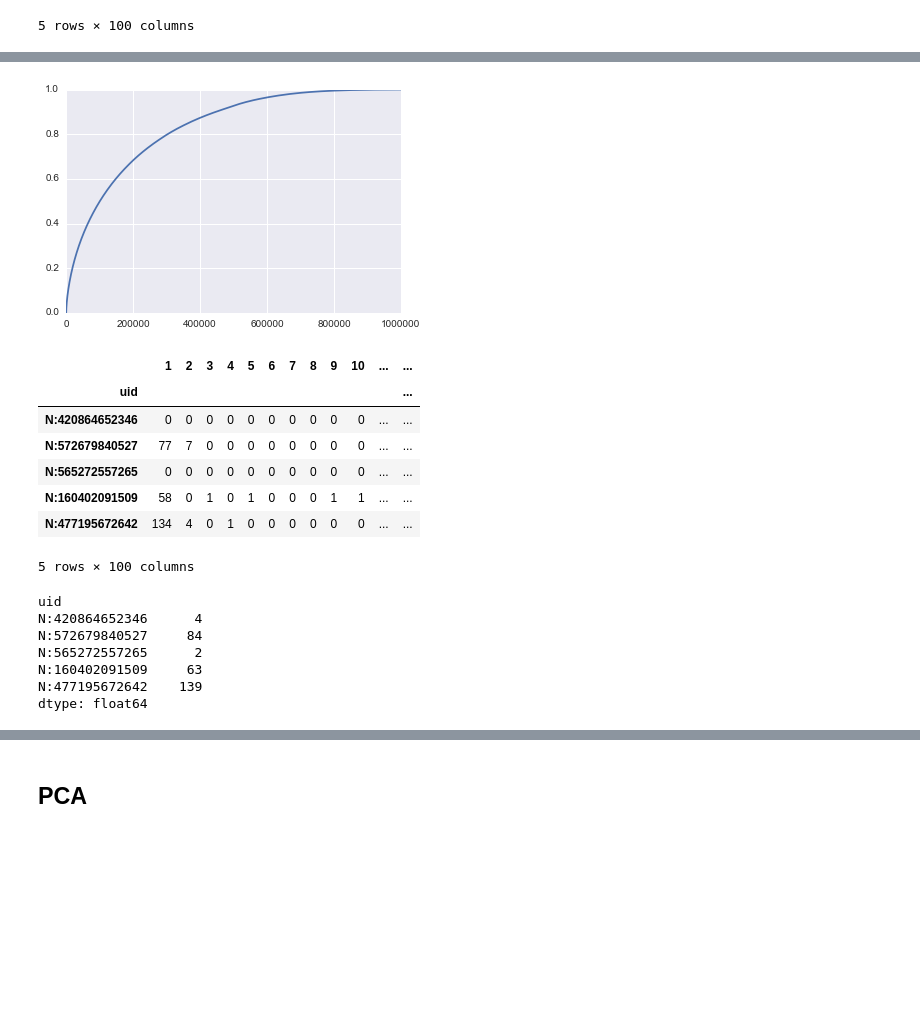
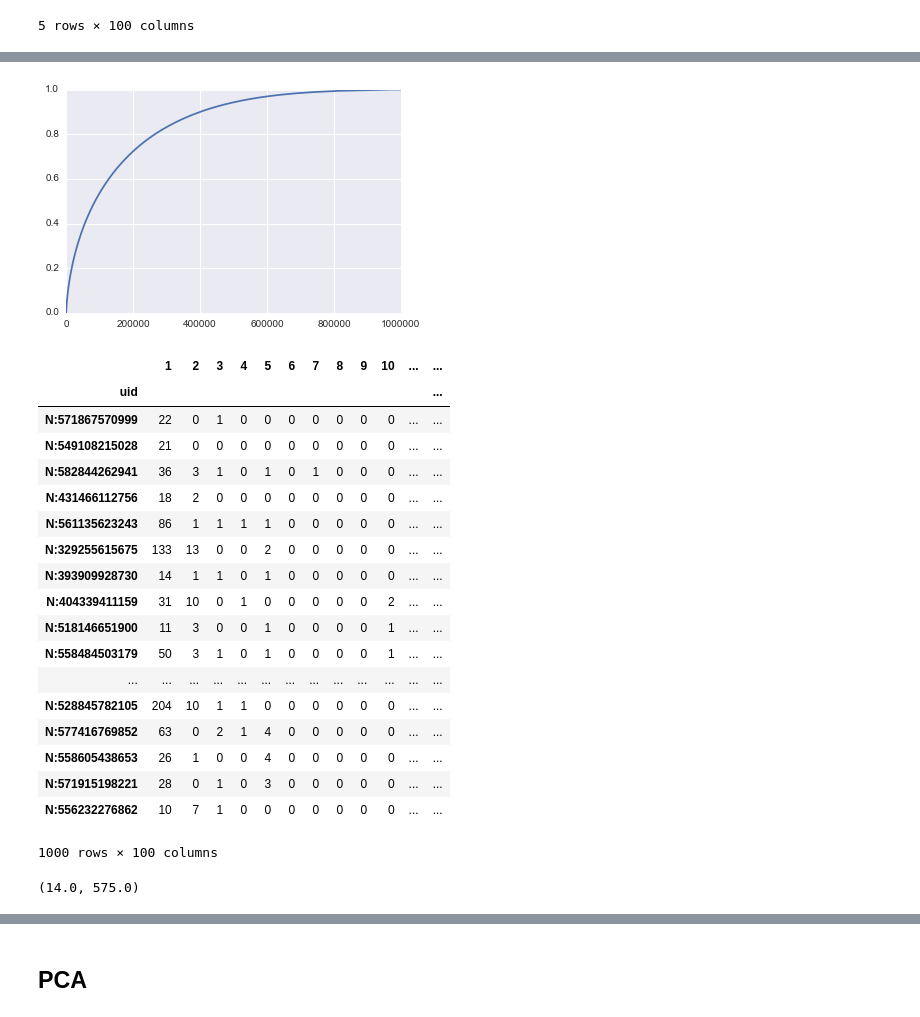
Before and after one commit to anokhin/anokhin.github.io, a Jupyter notebook: notebooks/timeline/graphmod.ipynb, the cells around one changed output, grey strips where cells are left out. Cells and saved outputs as stored; diff of their text form; code cells hidden in the pictures; blank space fills up the shorter version.

```diff
--- a/notebooks/timeline/graphmod.ipynb
+++ b/notebooks/timeline/graphmod.ipynb
@@ -79,33 +80,38 @@ pl.show()
 # %%
-spent = pd.Series(df.values.dot(df.columns.astype(int)), index=df.index)
+spent = pd.Series(df.values.sum(axis=1), index=df.index)
 
 pl.plot(arange(df.shape[0]), np.cumsum(spent.sort_values(ascending=False)) / spent.sum())
 pl.show()
 
 # Take users that generate 80% of income and then sample from them
-dfs = df.ix[spent.sort_values(ascending=False).index[:300000]].sample(100000)
+dfs = df.ix[spent.sort_values(ascending=False).index[1000:401000]].sample(10000)
 
-dfs.head()
+dfs.head(1000)
 # %% [output]
-[figure, old version]
+[figure, new version]
 |  | 1 | 2 | 3 | 4 | 5 | 6 | 7 | 8 | 9 | 10 | ... | ... |
 | uid |  |  |  |  |  |  |  |  |  |  |  | ... |
-| N:420864652346 | 0 | 0 | 0 | 0 | 0 | 0 | 0 | 0 | 0 | 0 | ... | ... |
-| N:572679840527 | 77 | 7 | 0 | 0 | 0 | 0 | 0 | 0 | 0 | 0 | ... | ... |
-| N:565272557265 | 0 | 0 | 0 | 0 | 0 | 0 | 0 | 0 | 0 | 0 | ... | ... |
-| N:160402091509 | 58 | 0 | 1 | 0 | 1 | 0 | 0 | 0 | 1 | 1 | ... | ... |
-| N:477195672642 | 134 | 4 | 0 | 1 | 0 | 0 | 0 | 0 | 0 | 0 | ... | ... |
+| N:571867570999 | 22 | 0 | 1 | 0 | 0 | 0 | 0 | 0 | 0 | 0 | ... | ... |
+| N:549108215028 | 21 | 0 | 0 | 0 | 0 | 0 | 0 | 0 | 0 | 0 | ... | ... |
+| N:582844262941 | 36 | 3 | 1 | 0 | 1 | 0 | 1 | 0 | 0 | 0 | ... | ... |
+| N:431466112756 | 18 | 2 | 0 | 0 | 0 | 0 | 0 | 0 | 0 | 0 | ... | ... |
+| N:561135623243 | 86 | 1 | 1 | 1 | 1 | 0 | 0 | 0 | 0 | 0 | ... | ... |
+| N:329255615675 | 133 | 13 | 0 | 0 | 2 | 0 | 0 | 0 | 0 | 0 | ... | ... |
+| N:393909928730 | 14 | 1 | 1 | 0 | 1 | 0 | 0 | 0 | 0 | 0 | ... | ... |
+| N:404339411159 | 31 | 10 | 0 | 1 | 0 | 0 | 0 | 0 | 0 | 2 | ... | ... |
+| N:518146651900 | 11 | 3 | 0 | 0 | 1 | 0 | 0 | 0 | 0 | 1 | ... | ... |
+| N:558484503179 | 50 | 3 | 1 | 0 | 1 | 0 | 0 | 0 | 0 | 1 | ... | ... |
+| ... | ... | ... | ... | ... | ... | ... | ... | ... | ... | ... | ... | ... |
+| N:528845782105 | 204 | 10 | 1 | 1 | 0 | 0 | 0 | 0 | 0 | 0 | ... | ... |
+| N:577416769852 | 63 | 0 | 2 | 1 | 4 | 0 | 0 | 0 | 0 | 0 | ... | ... |
+| N:558605438653 | 26 | 1 | 0 | 0 | 4 | 0 | 0 | 0 | 0 | 0 | ... | ... |
+| N:571915198221 | 28 | 0 | 1 | 0 | 3 | 0 | 0 | 0 | 0 | 0 | ... | ... |
+| N:556232276862 | 10 | 7 | 1 | 0 | 0 | 0 | 0 | 0 | 0 | 0 | ... | ... |
-5 rows × 100 columns
+1000 rows × 100 columns
 # %%
-dfs.head().sum(axis=1)
+dfs.sum(axis=1).min(), dfs.sum(axis=1).max()
 # %% [output]
-uid
-N:420864652346      4
-N:572679840527     84
-N:565272557265      2
-N:160402091509     63
-N:477195672642    139
-dtype: float64
+(14.0, 575.0)
 # %%
 pl.figure(figsize=(8, 8))
 
```
Also changed, not shown: parts of 12 cells of this notebook, 2 other files.
